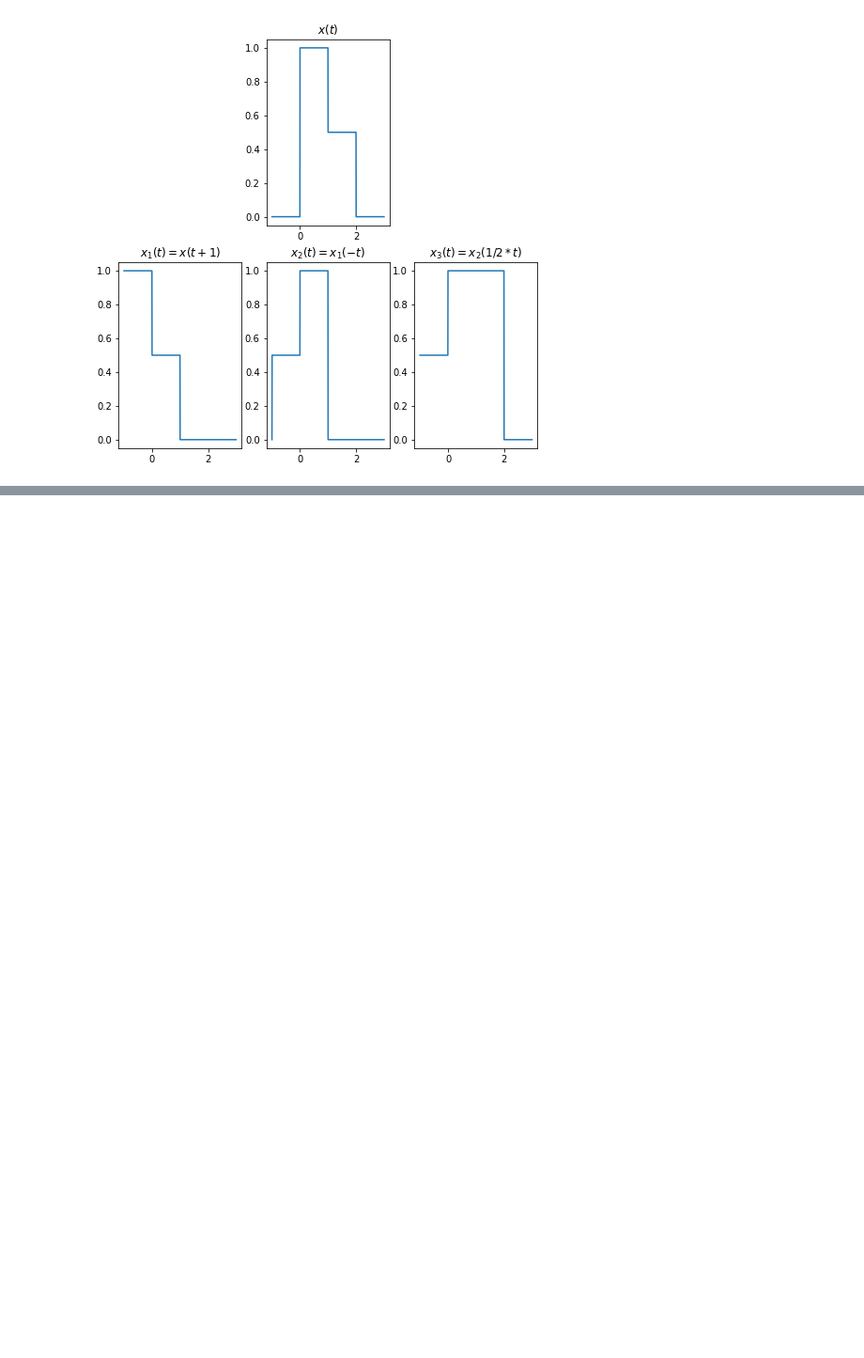
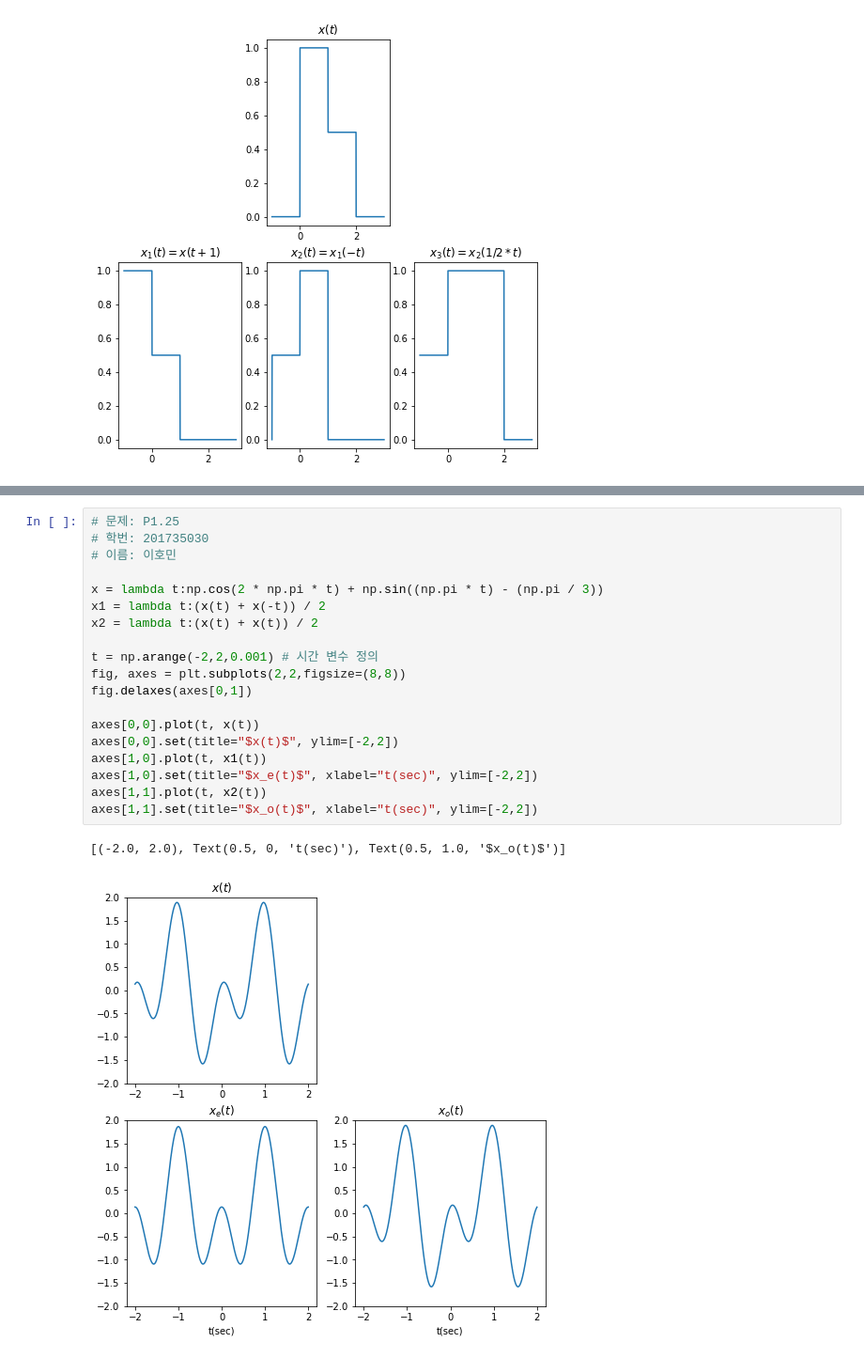
Before and after one commit to icaros7/signal_and_system_study, a Jupyter notebook: 2021_2_신호_및_시스템.ipynb, the cells around one changed output, grey strips where cells are left out. Shown: that part at 94% size. Cells and saved outputs as stored; diff of their text form; blank space fills up the shorter version.

```diff
--- a/2021_2_신호_및_시스템.ipynb
+++ b/2021_2_신호_및_시스템.ipynb
@@ -57,0 +100,22 @@ Text(0.5, 1.0, '$x_3(t) = x_2(1/2 * t)$')
+# %%
+# 문제: P1.25
+# 학번: 201735030
+# 이름: 이호민
+
+x = lambda t:np.cos(2 * np.pi * t) + np.sin((np.pi * t) - (np.pi / 3))
+x1 = lambda t:(x(t) + x(-t)) / 2
+x2 = lambda t:(x(t) + x(t)) / 2
+
+t = np.arange(-2,2,0.001) # 시간 변수 정의
+fig, axes = plt.subplots(2,2,figsize=(8,8))
+fig.delaxes(axes[0,1])
+
+axes[0,0].plot(t, x(t))
+axes[0,0].set(title="$x(t)$", ylim=[-2,2])
+axes[1,0].plot(t, x1(t))
+axes[1,0].set(title="$x_e(t)$", xlabel="t(sec)", ylim=[-2,2])
+axes[1,1].plot(t, x2(t))
+axes[1,1].set(title="$x_o(t)$", xlabel="t(sec)", ylim=[-2,2])
+# %% [output]
+[(-2.0, 2.0), Text(0.5, 0, 't(sec)'), Text(0.5, 1.0, '$x_o(t)$')]
+[figure, added]
```
Also changed, not shown: parts of 2 cells of this notebook.
